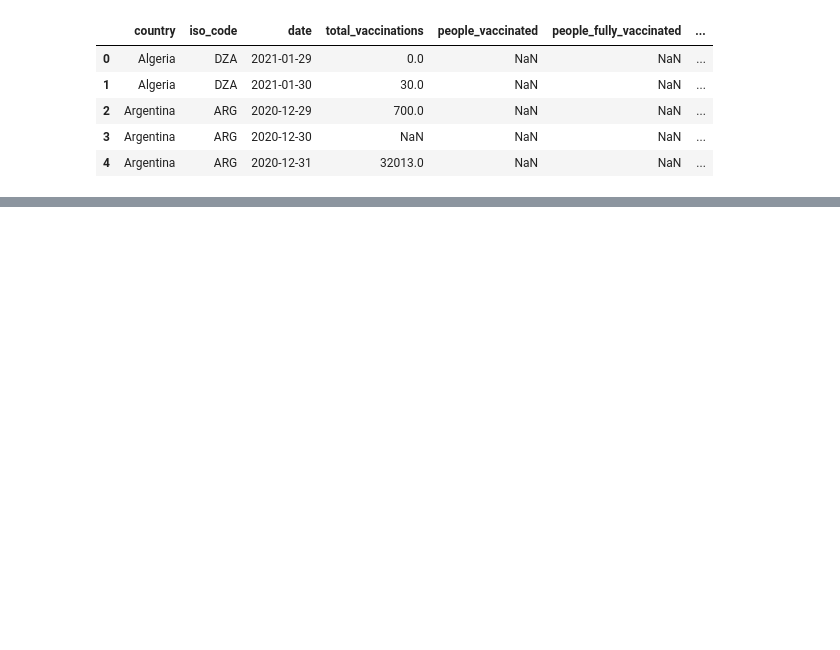
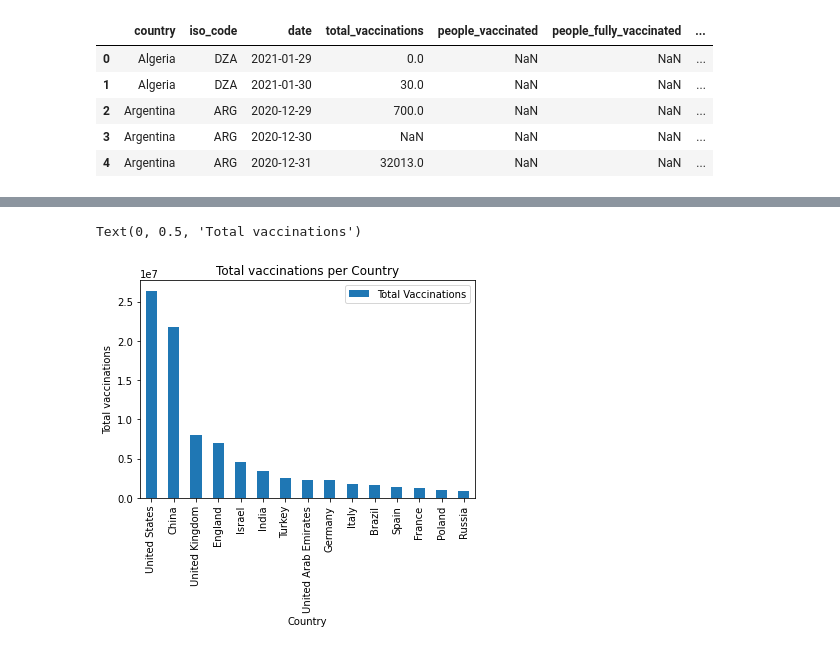
Before and after one commit to ginarasillo/Project2, a Jupyter notebook: Vaccines.ipynb, the cells around one changed output, grey strips where cells are left out. Cells and saved outputs as stored; diff of their text form; code cells hidden in the pictures; blank space fills up the shorter version.

```diff
--- a/Vaccines.ipynb
+++ b/Vaccines.ipynb
@@ -110,0 +61,6 @@ Text(0, 0.5, 'Sum of daily vaccinations')
+# %%
+total_country_vacc = pd.DataFrame({
+    "Total Vaccinations": world_vaccine['daily_vaccinations'].sum()
+
+})
+total_country_vacc
@@ -110,0 +82,3 @@ Text(0, 0.5, 'Sum of daily vaccinations')
+# %%
+top_countries_df = total_country_vacc.sort_values(by="Total Vaccinations",ascending=False).head(15)
+top_countries_df
@@ -110,0 +103,8 @@ Text(0, 0.5, 'Sum of daily vaccinations')
+# %%
+country_vaccines_data= top_countries_df.plot.bar(rot='vertical',title="Total vaccinations per Country")
+
+country_vaccines_data.set_xlabel("Country")
+country_vaccines_data.set_ylabel("Total vaccinations")
+# %% [output]
+Text(0, 0.5, 'Total vaccinations')
+[figure, added]
```
Also changed, not shown: parts of 13 cells of this notebook.
